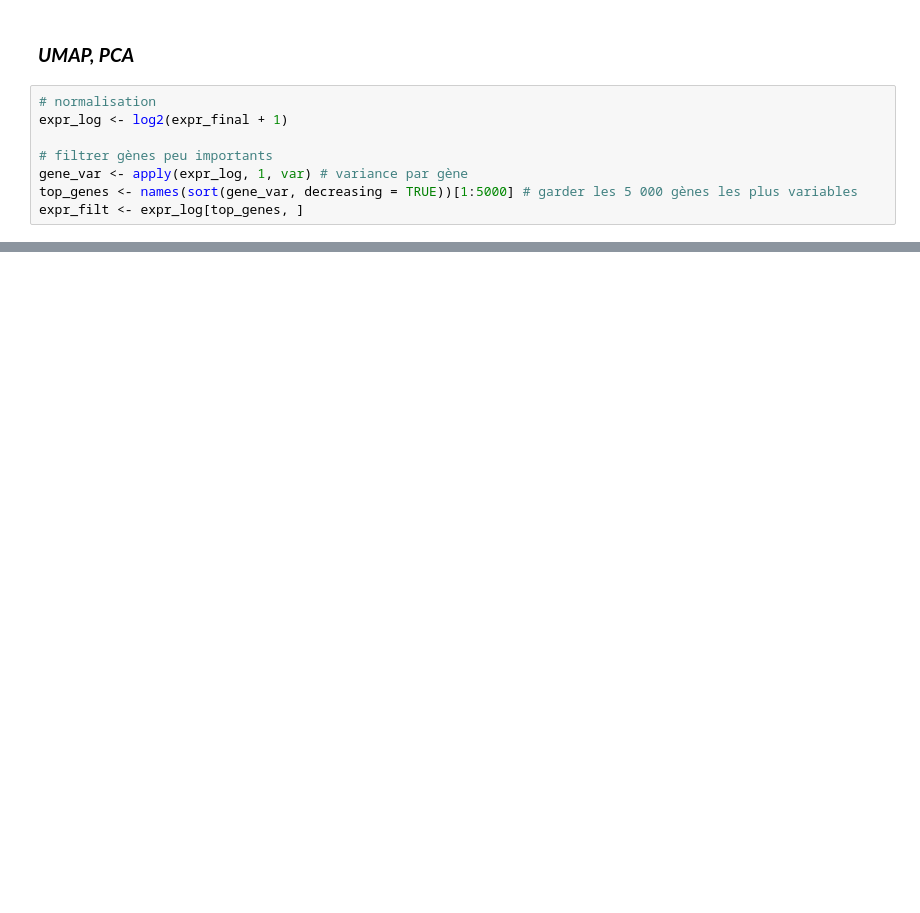
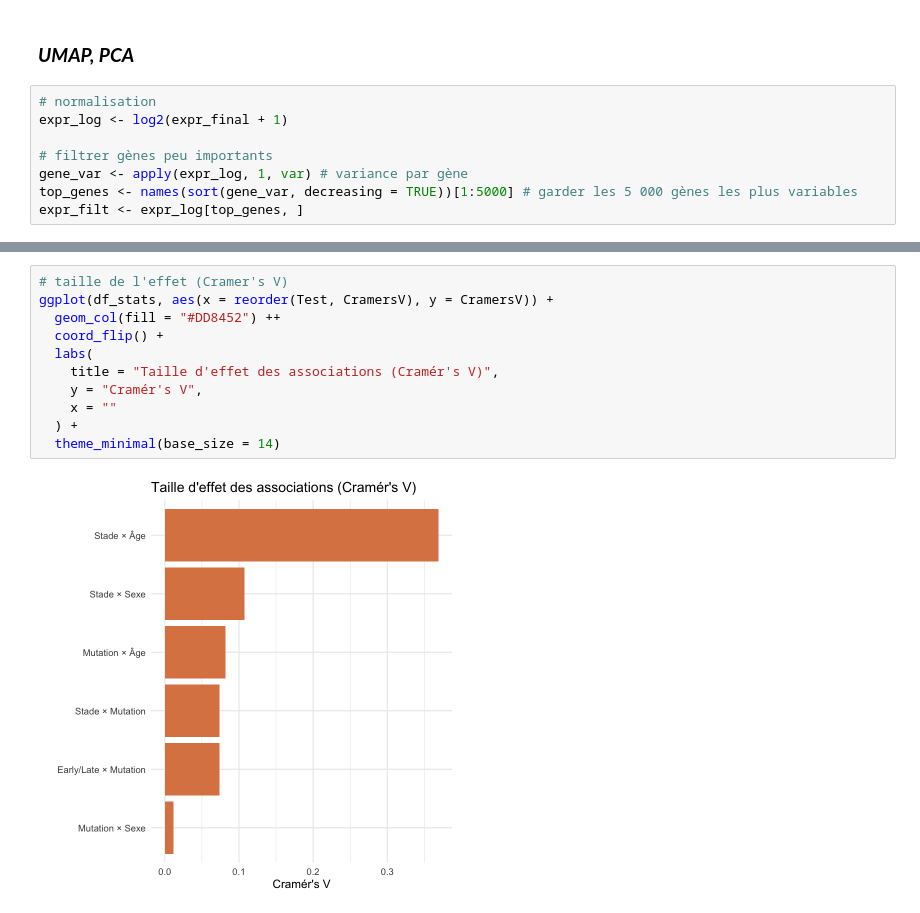
Before and after one commit to elodiehusson/Deep-Learning-Project, a Jupyter notebook: script/expression matrix finale.ipynb, the cells around one changed output, grey strips where cells are left out. Saved outputs shown, nothing was run; the diff lists cells and outputs as text; blank space fills up the shorter version.

```diff
--- a/script/expression matrix finale.ipynb
+++ b/script/expression matrix finale.ipynb
@@ -864,0 +1127,13 @@ write.csv(
+# %%
+# taille de l'effet (Cramer's V)
+ggplot(df_stats, aes(x = reorder(Test, CramersV), y = CramersV)) +
+  geom_col(fill = "#DD8452") ++
+  coord_flip() +
+  labs(
+    title = "Taille d'effet des associations (Cramér's V)",
+    y = "Cramér's V",
+    x = ""
+  ) +
+  theme_minimal(base_size = 14)
+# %% [output]
+[figure, added]
```
Also changed, not shown: parts of 27 cells of this notebook, 3 other files.
